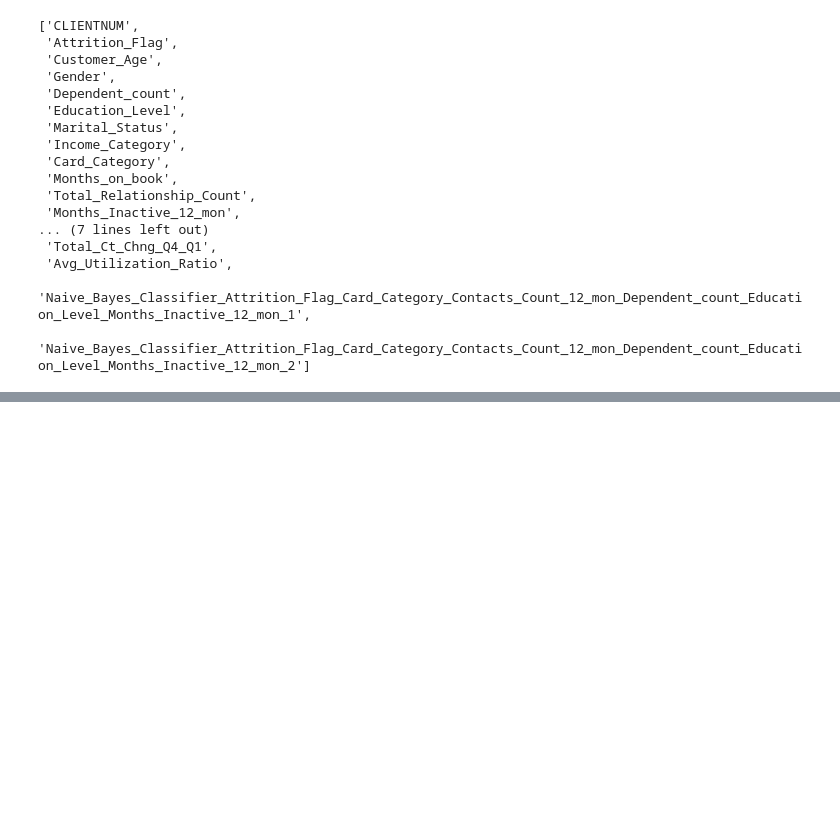
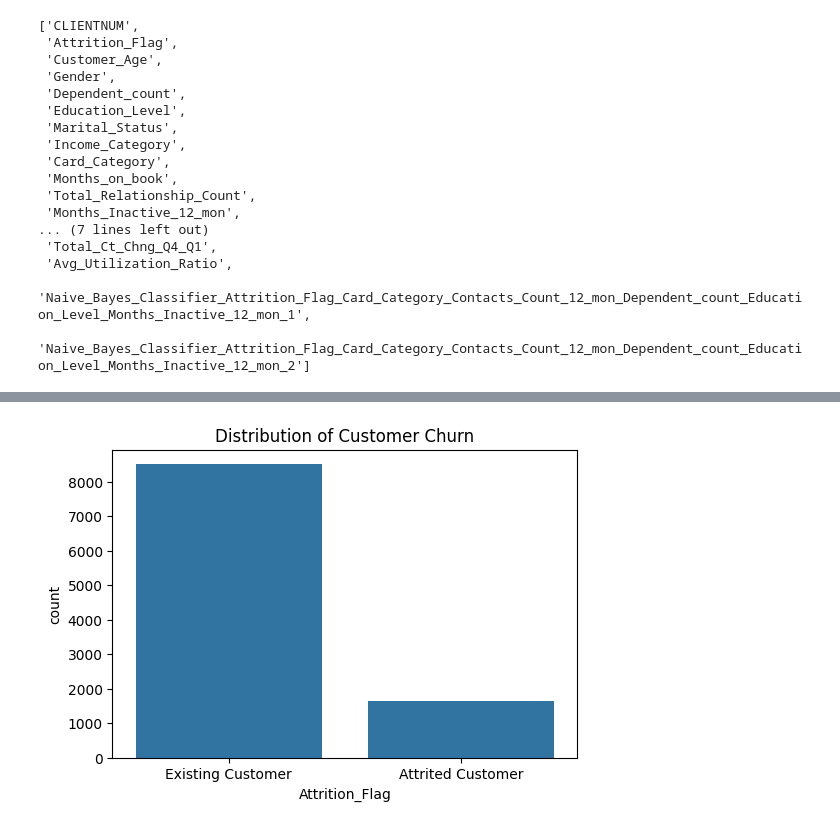
Before and after one commit to bkhadka1/bankchurn, a Jupyter notebook: churncode.ipynb, the cells around one changed output, grey strips where cells are left out. Drawn from its saved outputs; the diff is of its cells as text; code cells hidden in the pictures; blank space fills up the shorter version.

```diff
--- a/churncode.ipynb
+++ b/churncode.ipynb
@@ -73,3 +73,11 @@ Avg_Utilization_Ratio
 Naive_Bayes_Classifier_Attrition_Flag_Card_Category_Contacts_Count_12_mon_Dependent_count_Education_Level_Months_Inactive_12_mon_1    0
 Naive_Bayes_Classifier_Attrition_Flag_Card_Category_Contacts_Count_12_mon_Dependent_count_Education_Level_Months_Inactive_12_mon_2    0
 dtype: int64
+# %%
+import seaborn as sns
+plt.figure(figsize=(6,4))
+sns.countplot(data=bankdf, x='Attrition_Flag')
+plt.title("Distribution of Customer Churn")
+plt.show()
+# %% [output]
+[figure, added]
```
